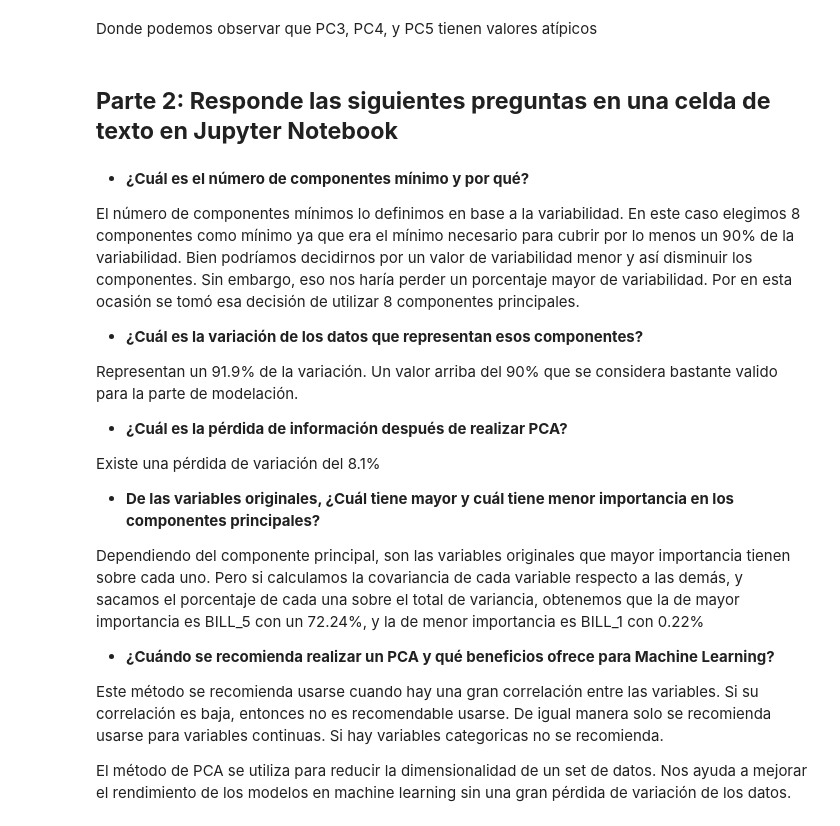
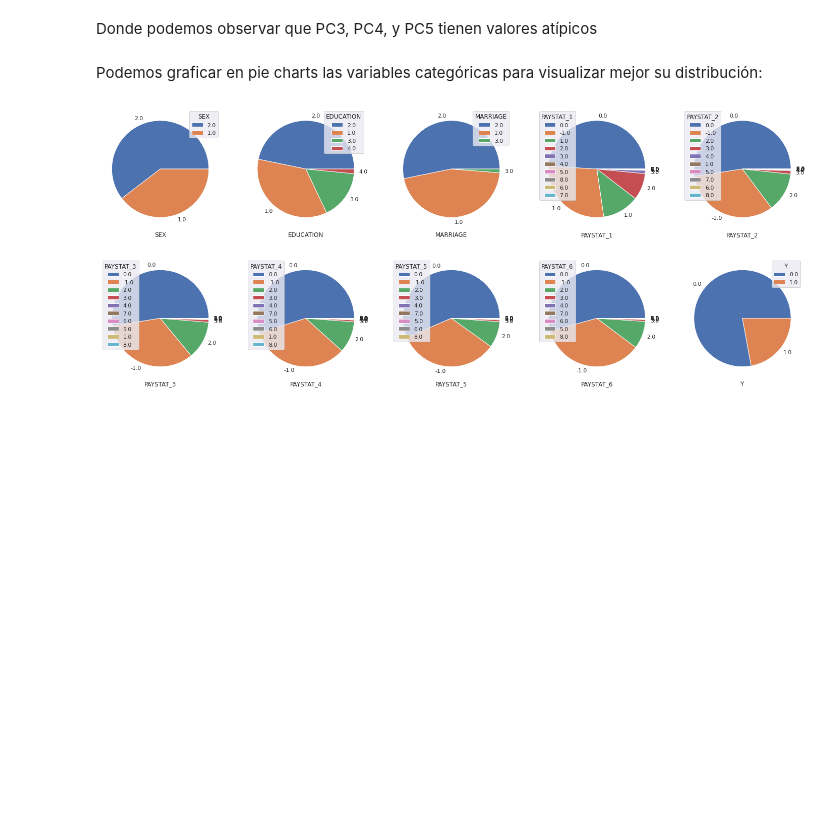
Before and after one commit to PosgradoMNA/actividades-de-aprendizaje-gerardoaaron_castanedajaramillo, a Jupyter notebook: Actividad Semanal -- 6.ipynb, the cells around one changed output. Cells and saved outputs as stored; diff of their text form; code cells hidden in the pictures; blank space fills up the shorter version.

```diff
--- a/Actividad Semanal -- 6.ipynb
+++ b/Actividad Semanal -- 6.ipynb
@@ -458,24 +503,16 @@ Donde podemos observar que PC3, PC4, y PC5 tienen valores atípicos
-# %% [markdown]
-## **Parte 2: Responde las siguientes preguntas en una celda de texto en Jupyter Notebook**
-# %% [markdown]
-* **¿Cuál es el número de componentes mínimo y por qué?**
-
-El número de componentes mínimos lo definimos en base a la variabilidad. En este caso elegimos 8 componentes como mínimo ya que era el mínimo necesario para cubrir por lo menos un 90% de la variabilidad. Bien podríamos decidirnos por un valor de variabilidad menor y así disminuir los componentes. Sin embargo, eso nos haría perder un porcentaje mayor de variabilidad. Por en esta ocasión se tomó esa decisión de utilizar 8 componentes principales.
-
-* **¿Cuál es la variación de los datos que representan esos componentes?**
-
-Representan un 91.9% de la variación. Un valor arriba del 90% que se considera bastante valido para la parte de modelación.
-
-* **¿Cuál es la pérdida de información después de realizar PCA?**
-
-Existe una pérdida de variación del 8.1%
-
-* **De las variables originales, ¿Cuál tiene mayor y cuál tiene menor importancia en los componentes principales?**
-
-Dependiendo del componente principal, son las variables originales que mayor importancia tienen sobre cada uno. Pero si calculamos la covariancia de cada variable respecto a las demás, y sacamos el porcentaje de cada una sobre el total de variancia, obtenemos que la de mayor importancia es BILL_5 con un 72.24%, y la de menor importancia es BILL_1 con 0.22%
-
-* **¿Cuándo se recomienda realizar un PCA y qué beneficios ofrece para Machine Learning?**
-
-Este método se recomienda usarse cuando hay una gran correlación entre las variables. Si su correlación es baja, entonces no es recomendable usarse. De igual manera solo se recomienda usarse para variables continuas. Si hay variables categoricas no se recomienda.
-
-El método de PCA se utiliza para reducir la dimensionalidad de un set de datos. Nos ayuda a mejorar el rendimiento de los modelos en machine learning sin una gran pérdida de variación de los datos.
+# %% [markdown]
+Podemos graficar en pie charts las variables categóricas para visualizar mejor su distribución:
+# %%
+#cat_nom = ['SEX','EDUCATION','MARRIAGE','PAYSTAT_1','PAYSTAT_2','PAYSTAT_3','PAYSTAT_4','PAYSTAT_5','PAYSTAT_6','Y']
+
+sns.set(rc={'figure.figsize':(25,10)})
+fig, axes = plt.subplots(2, 5)
+i = 0
+for col in df_norm[cat_nom].columns:
+  plt.subplot(2, 5,i+1)
+  plt.pie(df_norm[col].value_counts(),labels = df_norm[col].value_counts().index.tolist())
+  plt.legend(title = col)
+  plt.xlabel(df_norm[cat_nom].columns[i])
+  i = i + 1
+# %% [output]
+[figure, added]
```
Also changed, not shown: parts of 15 cells of this notebook.
